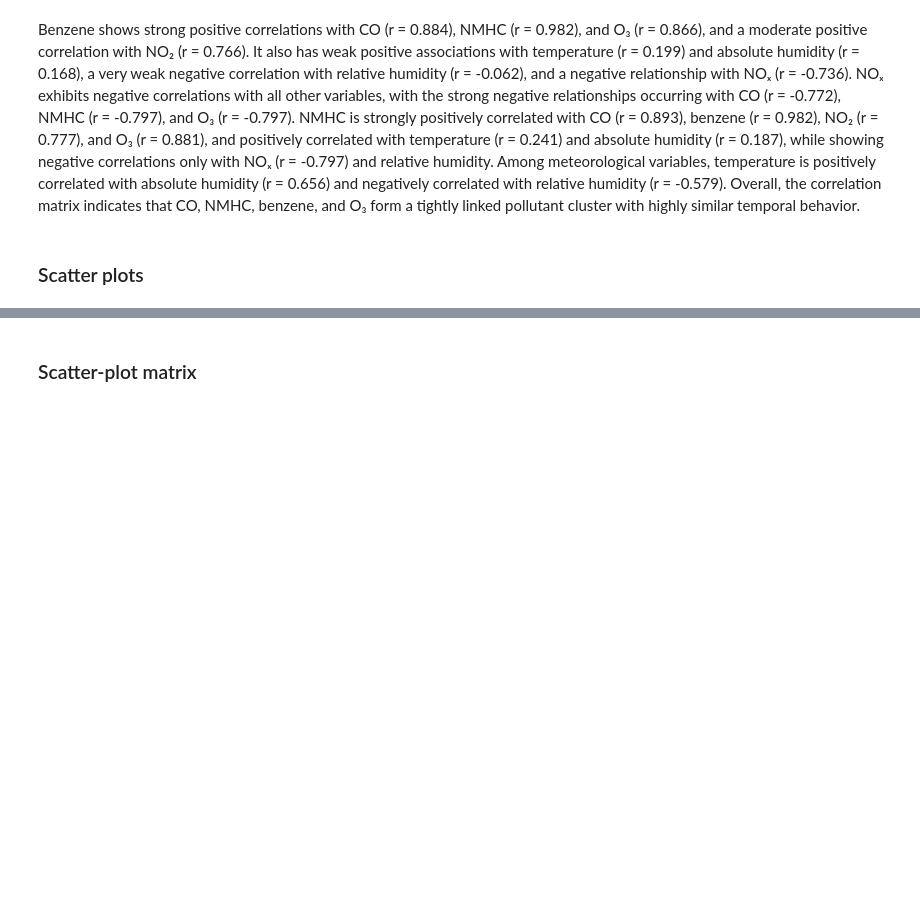
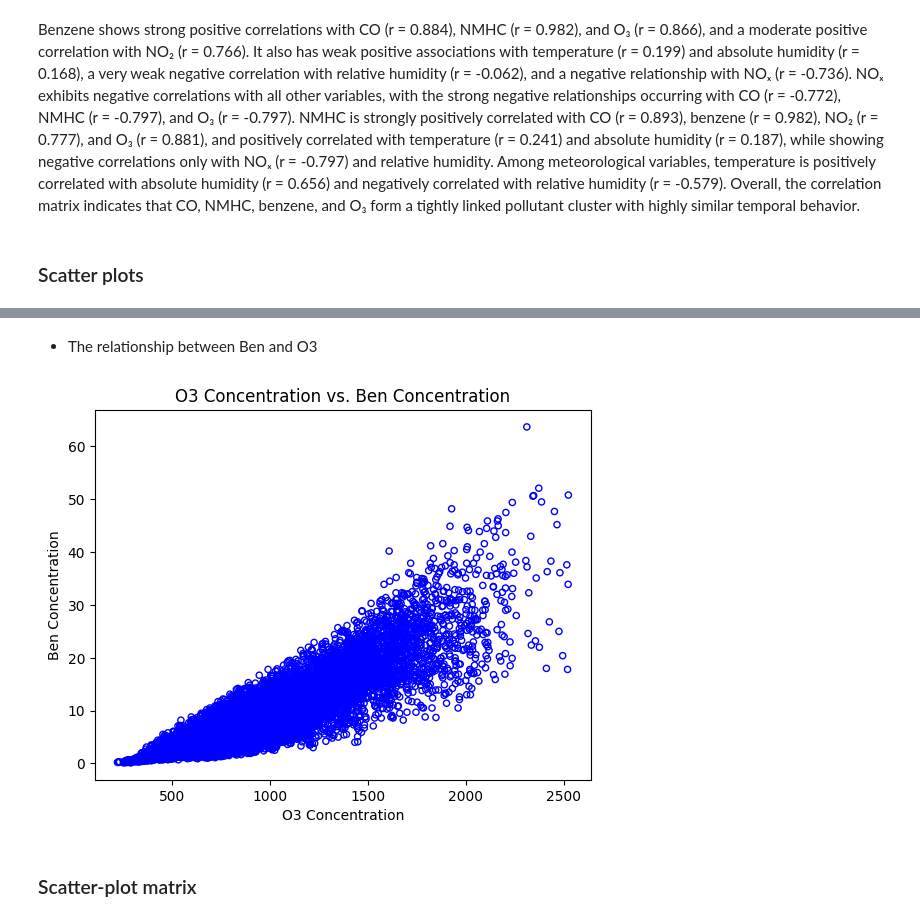
Before and after one commit to bingxiaochen/ST-554-Project1, a Jupyter notebook: Task2/Project1_Task2_Hui.ipynb, the cells around one changed output, grey strips where cells are left out. Cells and saved outputs as stored; diff of their text form; code cells hidden in the pictures; blank space fills up the shorter version.

```diff
--- a/Task2/Project1_Task2_Hui.ipynb
+++ b/Task2/Project1_Task2_Hui.ipynb
@@ -265,3 +289,9 @@ X_df.plot.scatter(x = "CO", y = "Ben")
+# %% [markdown]
+- The relationship between Ben and O3
+# %%
+plot_scatter(X_df, "O3", "Ben")
+# %% [output]
+[figure, added]
 # %% [markdown]
 ### Scatter-plot matrix
 # %%
```
Also changed, not shown: parts of 6 cells of this notebook.
